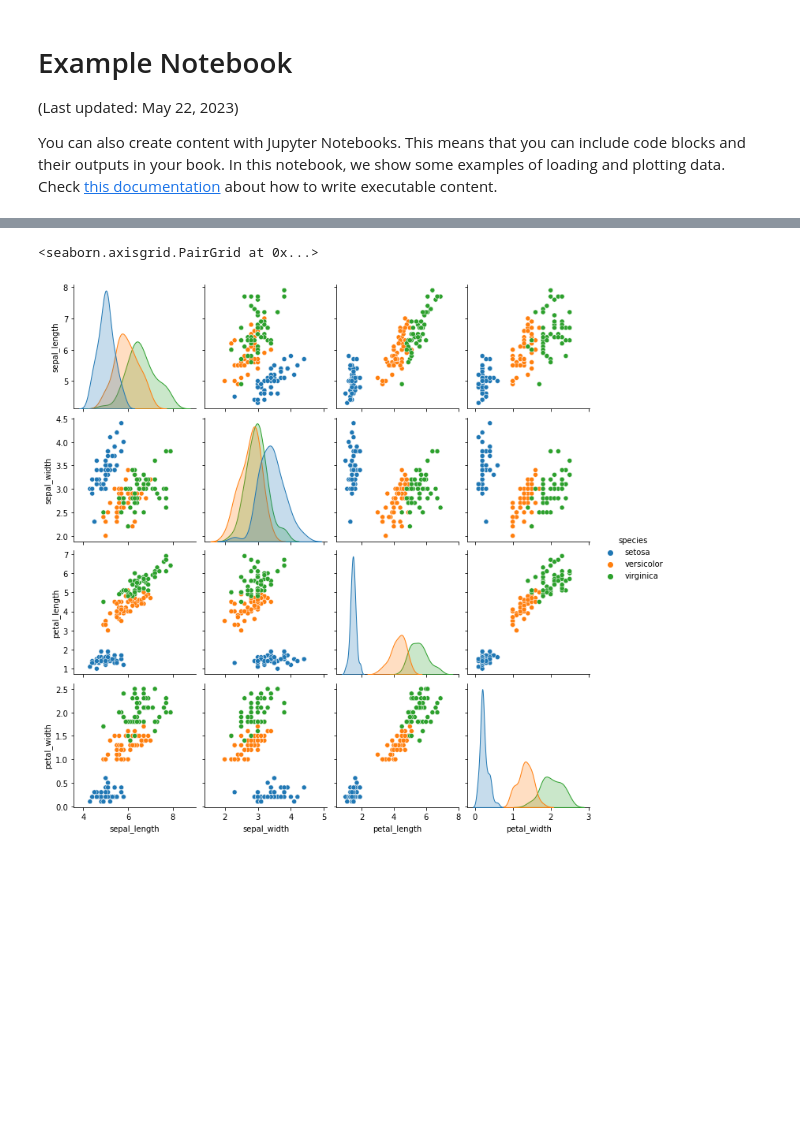
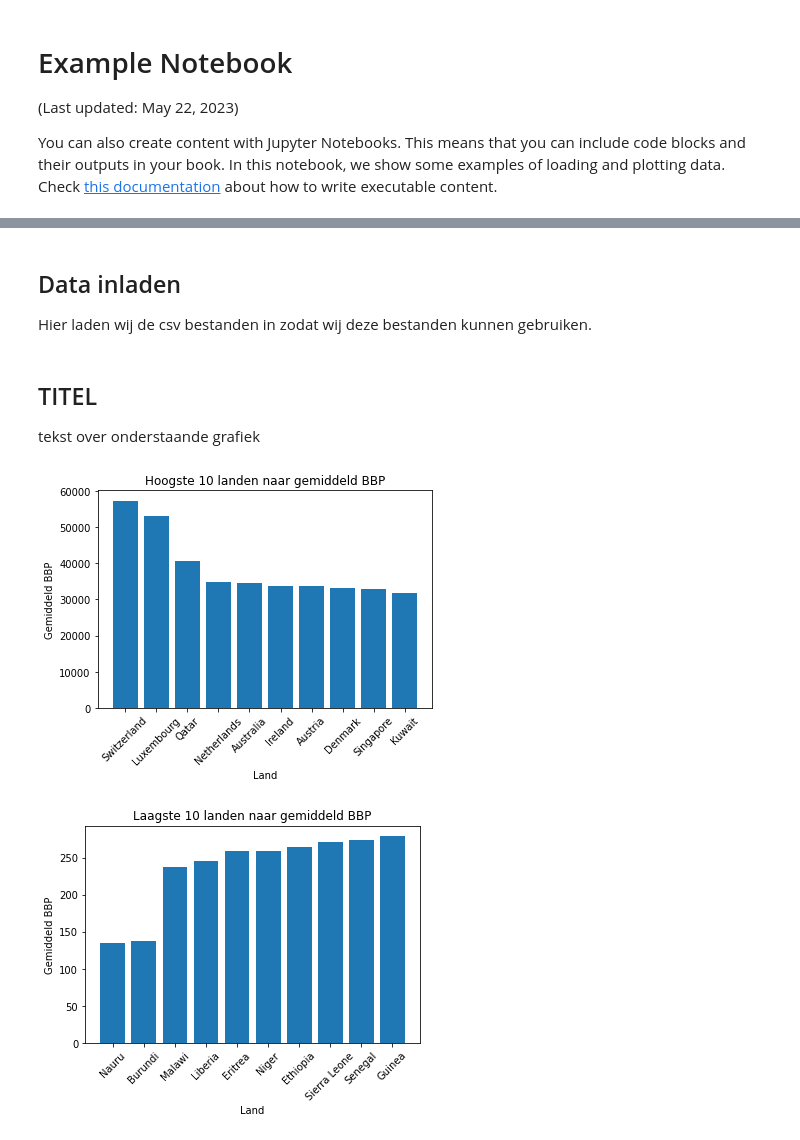
Before and after one commit to mitchell-2/IV, a Jupyter notebook: docs/notebook.ipynb, the cells around one changed output, grey strips where cells are left out. Saved outputs shown, nothing was run; the diff lists cells and outputs as text; code cells hidden in the pictures; blank space fills up the shorter version.

```diff
--- a/docs/notebook.ipynb
+++ b/docs/notebook.ipynb
@@ -58,8 +9,0 @@ You can also plot the data using static visualizations, such as the [seaborn](ht
-# %%
-# Plot the Iris dataset using seaborn
-g2 = sns.pairplot(df.drop("species_id", axis=1),
-                  hue='species')
-g2
-# %% [output]
-<seaborn.axisgrid.PairGrid at 0x...>
-[figure, removed]
@@ -65,0 +19,57 @@ g2
+# %% [markdown]
+## Data inladen
+
+Hier laden wij de csv bestanden in zodat wij deze bestanden kunnen gebruiken.
+# %%
+# inladen van de csv bestanden
+df1 = pd.read_csv('canadian_immegration_data.csv')
+df2 = pd.read_csv('Life Expectancy Data.csv')
+df3 = pd.read_csv('GlobalLandTemperaturesByCountry.csv')
+# %% [markdown]
+## TITEL
+
+tekst over onderstaande grafiek
+# %%
+# pakt de mean gdp van alle landen in de df2 dataset
+mean_per_country = df2.groupby('Country')['GDP'].mean()
+
+# selecteert de top 10 van mean_per_country
+top_10_landen = mean_per_country.nlargest(10)
+
+# selecteert de laagste 10 van mean_per_country
+laagste_10_landen = mean_per_country.nsmallest(10)
+
+# maakt de plot met de top_10_landen index en waarden
+plt.bar(top_10_landen.index, top_10_landen.values)
+
+# voegt labels toe an de plot
+plt.xlabel('Land')
+plt.ylabel('Gemiddeld BBP')
+
+# voegt titel toe aan de plot
+plt.title('Hoogste 10 landen op basis van gemiddeld BBP')
+
+# draait de x-as labels 45 graden
+plt.xticks(rotation=45)
+
+# laat de eerste plot zien
+plt.show()
+
+# maakt de plot met de laagste_10_landen index en waarden
+plt.bar(laagste_10_landen.index, laagste_10_landen.values)
+
+# voegt labels toe aan de plot
+plt.xlabel('Land')
+plt.ylabel('Gemiddeld BBP')
+
+# voegt titel toe aan de plot
+plt.title('Laagste 10 landen op basis van gemiddeld BBP')
+
+# draait de x-as labels 45 graden
+plt.xticks(rotation=45)
+
+# laat de tweede plot zien
+plt.show()
+# %% [output]
+[figure, added]
+[figure, added]
```
Also changed, not shown: parts of 19 cells of this notebook, 21 other files.
